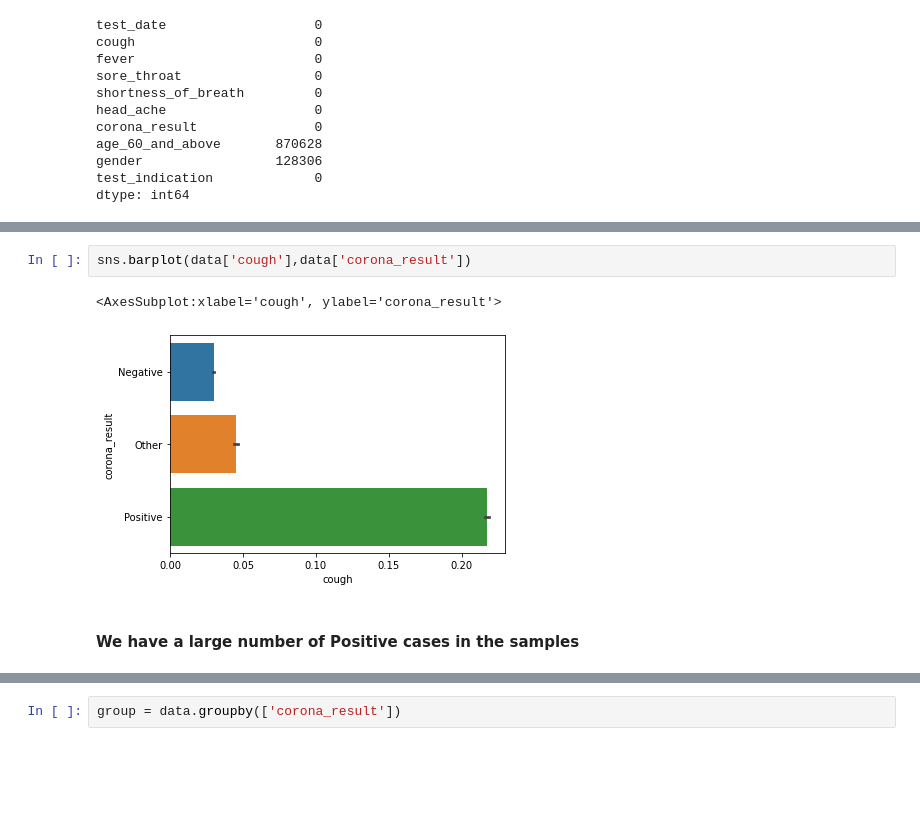
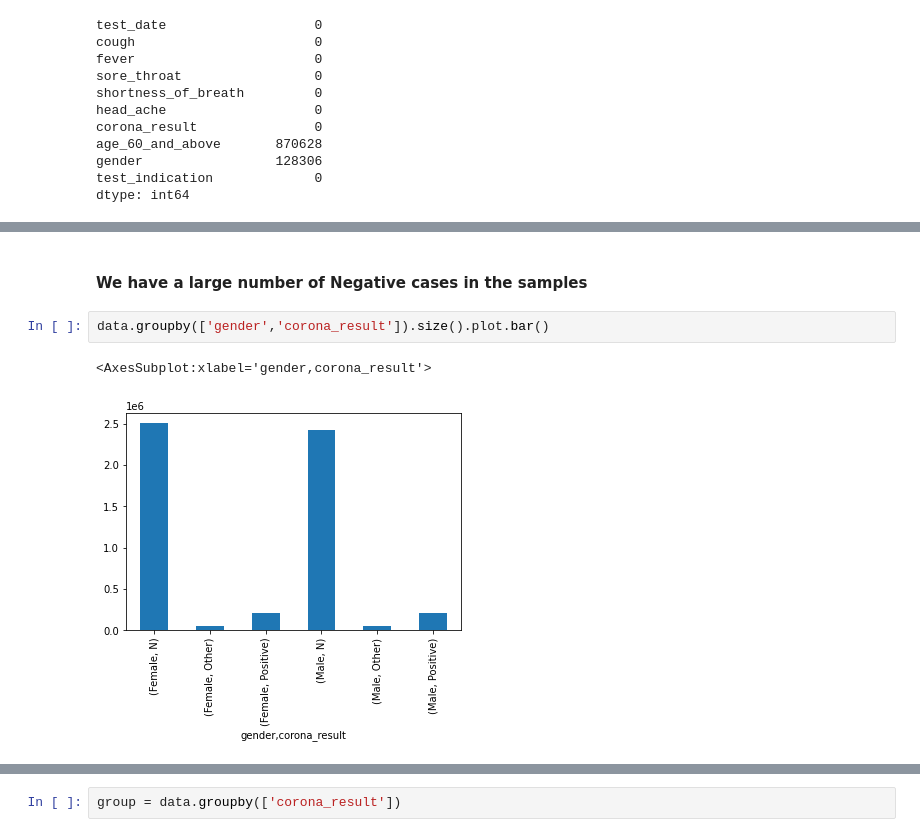
Before and after one commit to NomanAnjum09/Covid19-Analysis-Forecast, a Jupyter notebook: Project V2.ipynb, the cells around one changed output, grey strips where cells are left out. Drawn from its saved outputs; the diff is of its cells as text; blank space fills up the shorter version.

```diff
--- a/Project V2.ipynb
+++ b/Project V2.ipynb
@@ -50,10 +50,10 @@ Negative    5056440
 Positive     427222
 Other        105738
 dtype: int64
-# %%
-sns.barplot(data['cough'],data['corona_result'])
-# %% [output]
-<AxesSubplot:xlabel='cough', ylabel='corona_result'>
-[figure, removed]
 # %% [markdown]
-#### We have a large number of Positive cases in the samples
+#### We have a large number of Negative cases in the samples
+# %%
+data.groupby(['gender','corona_result']).size().plot.bar()
+# %% [output]
+<AxesSubplot:xlabel='gender,corona_result'>
+[figure, added]
```
Also changed, not shown: parts of 25 cells of this notebook, 3 other files.
